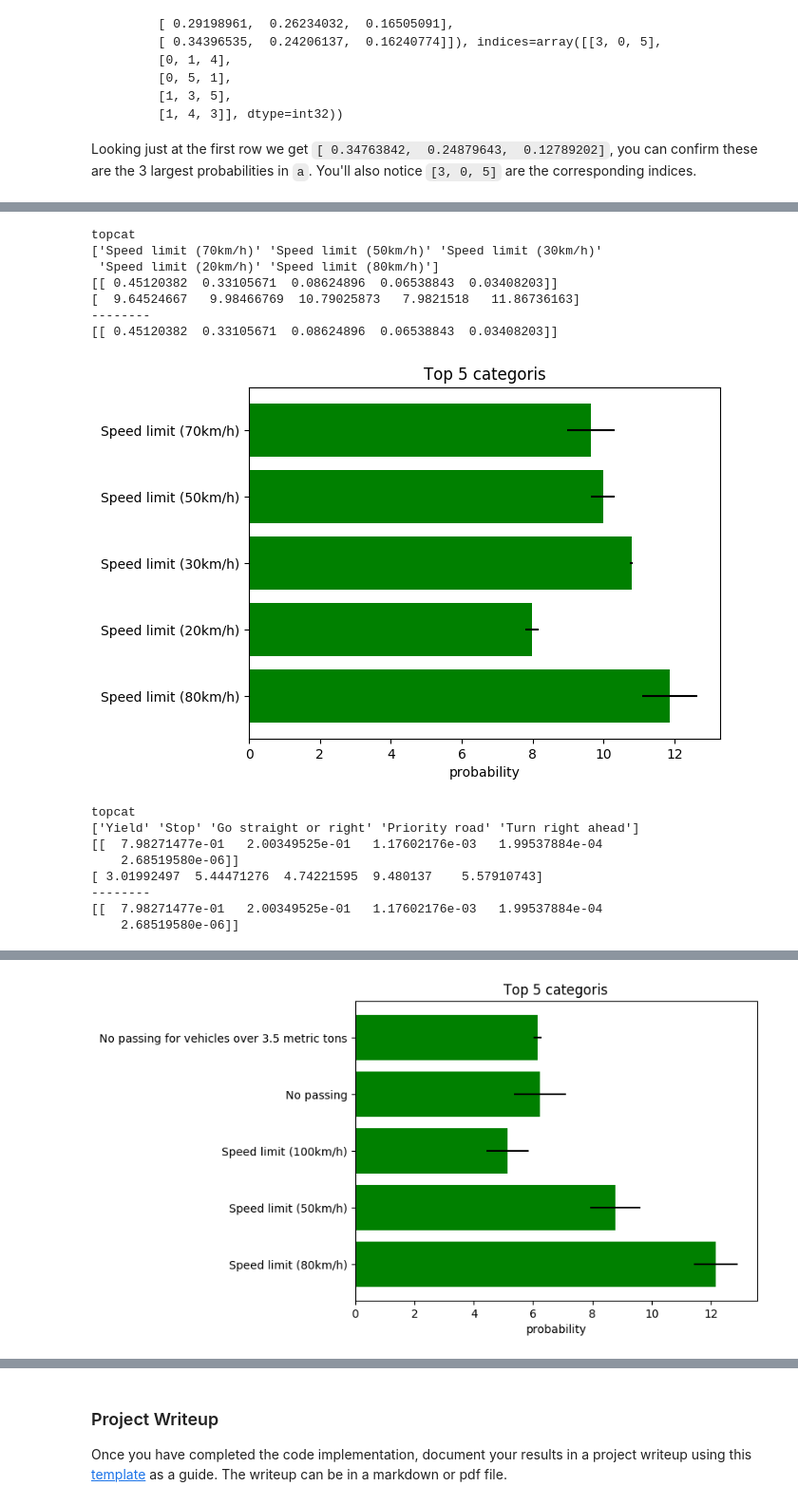
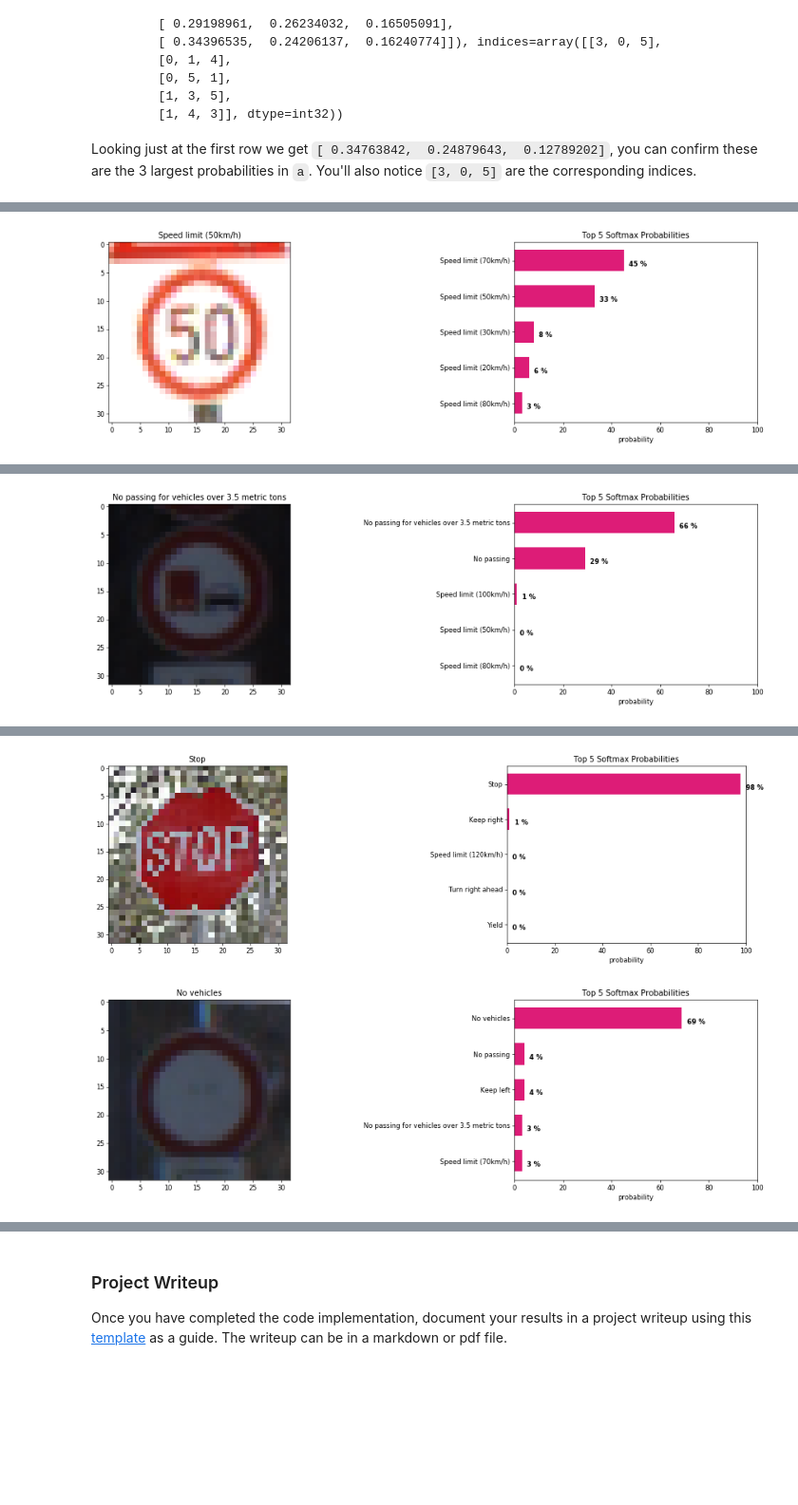
Before and after one commit to cristianku/CarND-Traffic-Sign-Classifier-Project, a Jupyter notebook: Traffic_Sign_Classifier.ipynb, the cells around one changed output, grey strips where cells are left out. Shown at 95% size. Saved outputs shown, nothing was run; the diff lists cells and outputs as text; code cells hidden in the pictures; blank space fills up the shorter version.

```diff
--- a/Traffic_Sign_Classifier.ipynb
+++ b/Traffic_Sign_Classifier.ipynb
@@ -446,83 +457,61 @@ Looking just at the first row we get `[ 0.34763842,  0.24879643,  0.12789202]`,
 ### Feel free to use as many code cells as needed.
 import matplotlib.patches as mpatches
 import matplotlib.pyplot as plt
+%matplotlib inline
 
 softmax = tf.nn.softmax(logits)
 softmax_top_5_values, softmax_top_5_indices = tf.nn.top_k(softmax,5)
 
 
 total_images = 0
 correct_prediction_nr =0
 
 with tf.Session() as sess:
-    sess.run(tf.global_variables_initializer())
-    saver.restore(sess, './lenet')
 
     for image, label in zip(new_images,new_images_labels) :
+      sess.run(tf.global_variables_initializer())
+      saver.restore(sess, './lenet')
       total_images +=1
 
       label = int(label)
       feed_dict      = {x: [image],y : [label]}
       probability, indices  = sess.run([softmax_top_5_values,softmax_top_5_indices ], feed_dict)
-      #probability = np.array(np.array(prediction).squeeze() * 100, dtype=np.int)
+      probability = np.array(np.array(probability).squeeze() * 100, dtype=np.int)
       indices = indices.squeeze()
       topcat =   signnames[indices]
       topcat = (topcat[:,1])
-      print ("topcat")
-      print( topcat )
-      print ( probability)
 
-      #fig = plt.figure()
-      #plt.figure(figsize=(1,1),dpi=100)
-      #plt.title("This is a : {}  \n "\
-      #          " Top 5 categories found: \n"\
-      #          " {}  with prob {} % \n"\
-      #          " {}  with prob {} % \n"\
-      #          " {}  with prob {} % \n"\
-      #          " {}  with prob {} % \n"\
-      #          " {}  with prob {} % \n"\
-      #          "   ".format(signnames[label][1],top1,probability[0],
-      #                                           top2,probability[1],
-      #                                           top3,probability[2],
-      #                                           top4,probability[3],
-      #                                           top5,probability[4],)
-      #         )
       plt.rcdefaults()
-      fig, ax = plt.subplots()
+      left  = 0.125  # the left side of the subplots of the figure
+      right = 0.9    # the right side of the subplots of the figure
+      bottom = 0.1   # the bottom of the subplots of the figure
+      top = 0.9      # the top of the subplots of the figure
+      wspace = 0.8   # the amount of width reserved for blank space between subplots
+      hspace = 0.2   # the amount of height reserved for white space between subplots
 
+      fig = plt.figure(figsize=(8, 6), dpi=60)
+      fig.set_size_inches(18.5, 10.5)
+      ax_im = fig.add_subplot(221)
+      ax_im.imshow(image)
+      ax_im.set_title(signnames[label][1])
+
+      ax = fig.add_subplot(222)
         # Example data
       y_pos = np.arange(len(topcat))
-      performance = 3 + 10 * np.random.rand(len(topcat))
-      print (performance)
-      print ("--------")
-      print ( probability)
-      error = np.random.rand(len(topcat))
+      ax.barh(y_pos, probability, align='center',
+                color='#dd1c77',  height  = 0.6)
+      for i, v in enumerate(probability):
+        ax.text(v + 2, i + .15, str(v)+ ' %', color='black', fontweight='bold')
 
-      ax.barh(y_pos, performance, xerr=error, align='center',
-                color='green', ecolor='black')
       ax.set_yticks(y_pos)
       ax.set_yticklabels(topcat)
       ax.invert_yaxis()  # labels read top-to-bottom
       ax.set_xlabel('probability')
-      ax.set_title('Top 5 categoris')
+      ax.set_xlim(0,100)
+      ax.set_title('Top 5 Softmax Probabilities')
 
-      plt.show()
-
-      #plt.imshow(image)
+      fig.tight_layout()
+      plt.subplots_adjust(left=left, bottom=bottom, right=right, top=top, wspace=wspace, hspace=hspace)
+plt.show()
 # %% [output]
-topcat
-['Speed limit (70km/h)' 'Speed limit (50km/h)' 'Speed limit (30km/h)'
- 'Speed limit (20km/h)' 'Speed limit (80km/h)']
-[[ 0.45120382  0.33105671  0.08624896  0.06538843  0.03408203]]
-[  9.64524667   9.98466769  10.79025873   7.9821518   11.86736163]
---------
-[[ 0.45120382  0.33105671  0.08624896  0.06538843  0.03408203]]
-[figure, old version]
+[figure, new version]
-topcat
-['Yield' 'Stop' 'Go straight or right' 'Priority road' 'Turn right ahead']
-[[  7.98271477e-01   2.00349525e-01   1.17602176e-03   1.99537884e-04
-    2.68519580e-06]]
-[ 3.01992497  5.44471276  4.74221595  9.480137    5.57910743]
---------
-[[  7.98271477e-01   2.00349525e-01   1.17602176e-03   1.99537884e-04
-    2.68519580e-06]]
@@ -537 +519 @@ topcat
-[figure, old version]
+[figure, new version]
@@ -568,0 +523,2 @@ topcat
+[figure, added]
+[figure, added]
```
Also changed, not shown: parts of 4 cells of this notebook.
